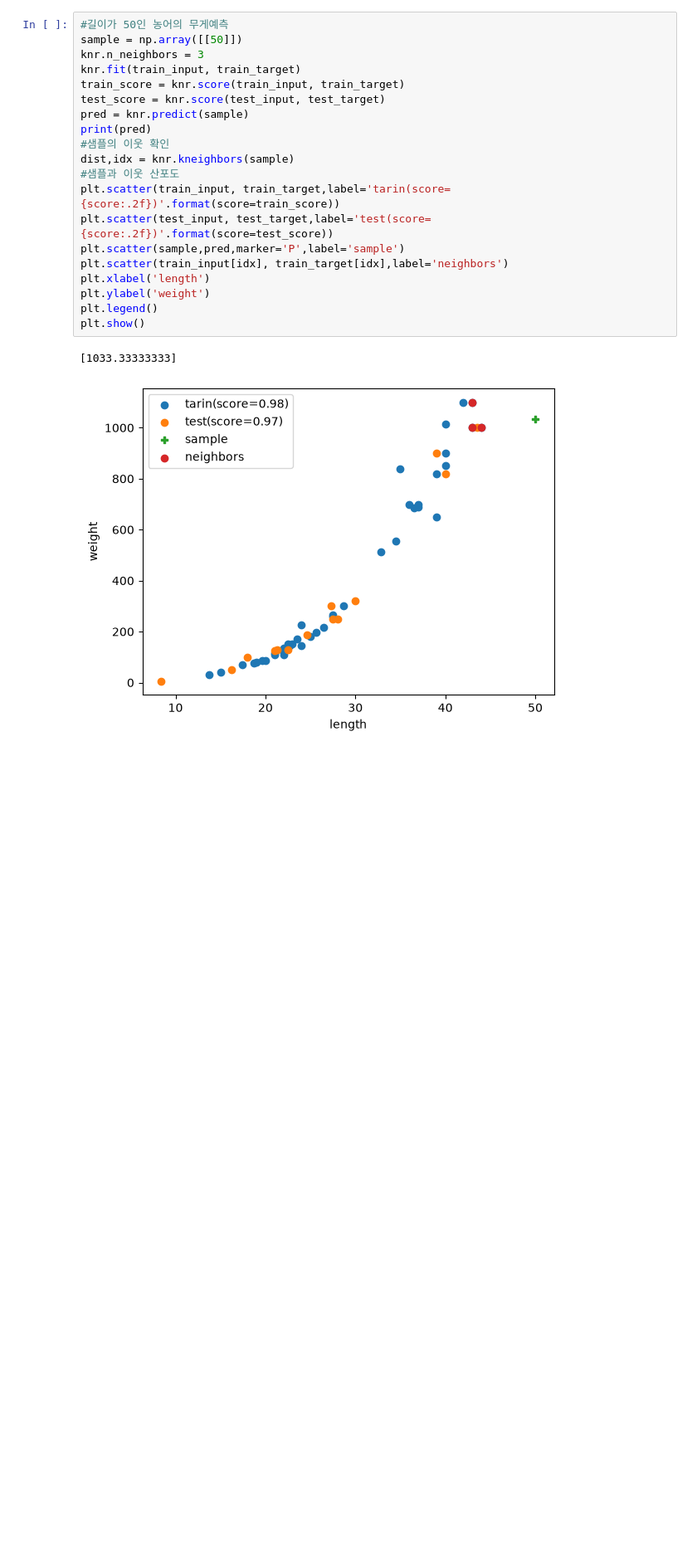
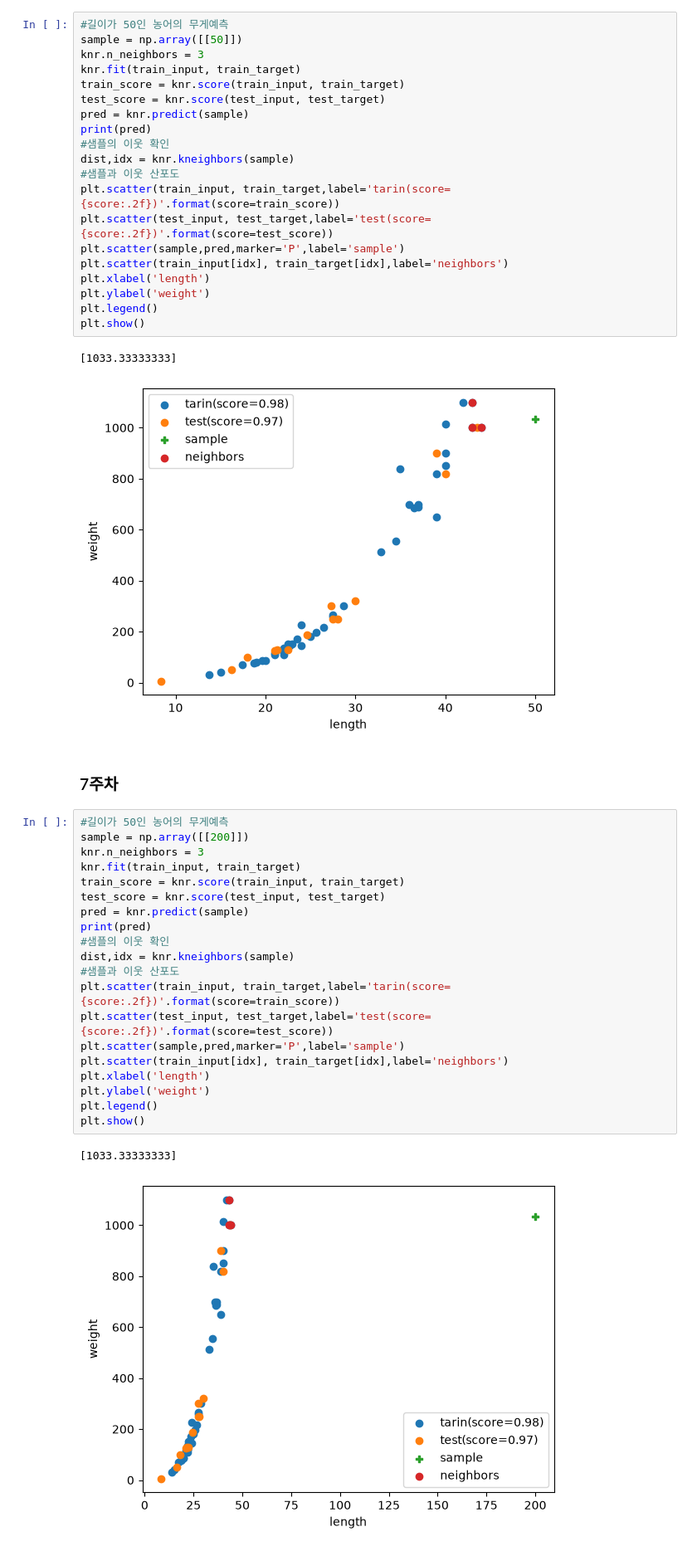
Before and after one commit to dldma/class_python, a Jupyter notebook: offline_class/Ch04_.ipynb, the cells around one changed output. Shown at 83% size. Saved outputs shown, nothing was run; the diff lists cells and outputs as text; blank space fills up the shorter version.

```diff
--- a/offline_class/Ch04_.ipynb
+++ b/offline_class/Ch04_.ipynb
@@ -141,3 +141,28 @@ plt.show()
 # %% [output]
 [1033.33333333]
 [figure]
+# %% [markdown]
+### 7주차
+# %%
+#길이가 50인 농어의 무게예측
+sample = np.array([[200]])
+knr.n_neighbors = 3
+knr.fit(train_input, train_target)
+train_score = knr.score(train_input, train_target)
+test_score = knr.score(test_input, test_target)
+pred = knr.predict(sample)
+print(pred)
+#샘플의 이웃 확인
+dist,idx = knr.kneighbors(sample)
+#샘플과 이웃 산포도
+plt.scatter(train_input, train_target,label='tarin(score={score:.2f})'.format(score=train_score))
+plt.scatter(test_input, test_target,label='test(score={score:.2f})'.format(score=test_score))
+plt.scatter(sample,pred,marker='P',label='sample')
+plt.scatter(train_input[idx], train_target[idx],label='neighbors')
+plt.xlabel('length')
+plt.ylabel('weight')
+plt.legend()
+plt.show()
+# %% [output]
+[1033.33333333]
+[figure, added]
```
Also changed, not shown: 6 other files.
